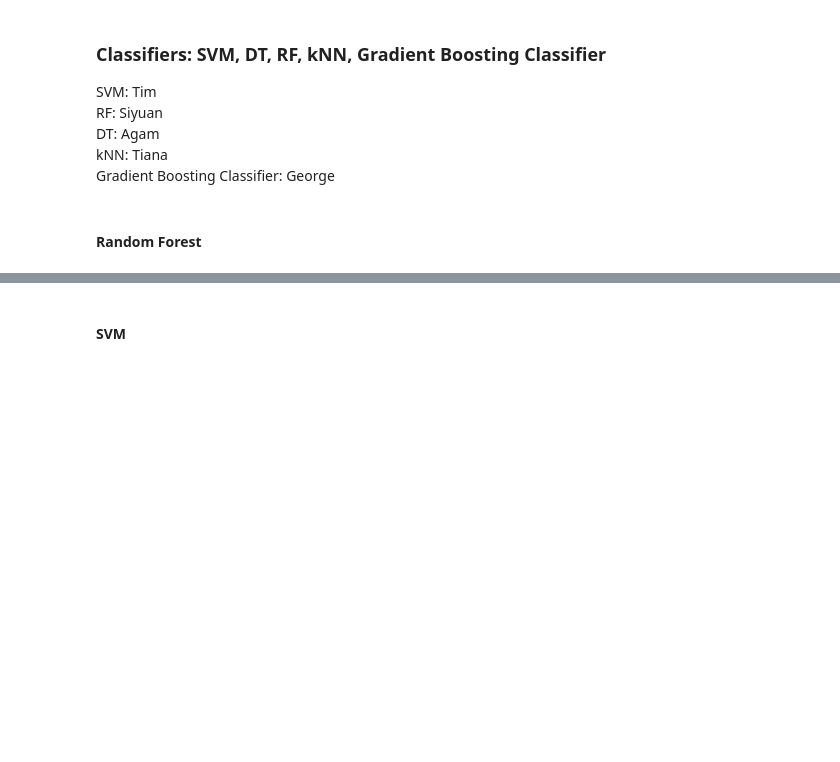
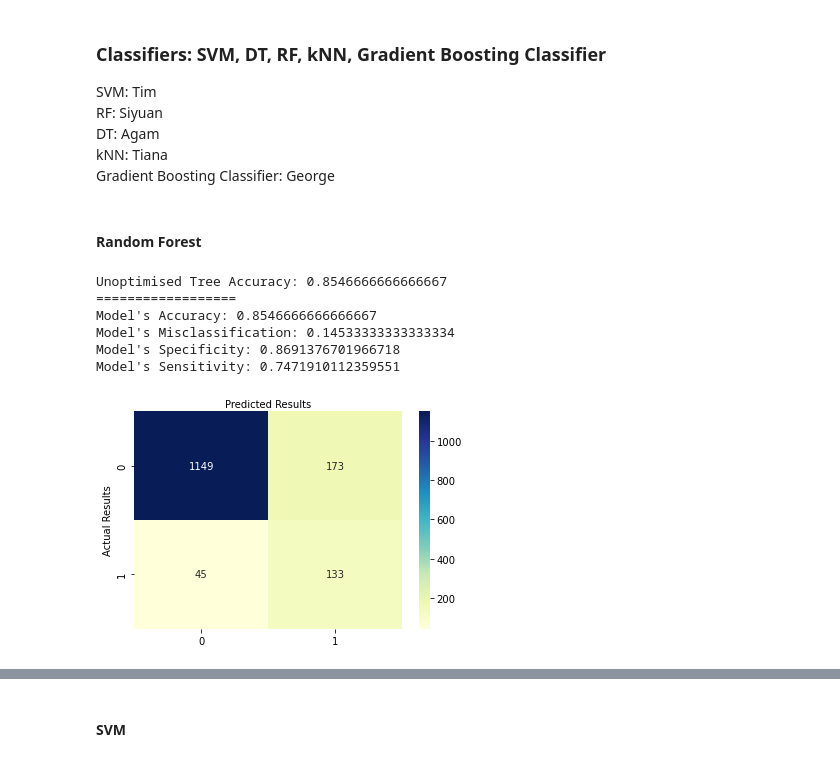
Before and after one commit to AML-final-course-project/SMM284, a Jupyter notebook: customer_churn.ipynb, the cells around one changed output, grey strips where cells are left out. Saved outputs shown, nothing was run; the diff lists cells and outputs as text; code cells hidden in the pictures; blank space fills up the shorter version.

```diff
--- a/customer_churn.ipynb
+++ b/customer_churn.ipynb
@@ -557,13 +543,47 @@ RF: Siyuan\
 DT: Agam\
 kNN: Tiana\
 Gradient Boosting Classifier: George
+# %%
+# Creating a fuction to create and display the confusion matrix
+def c_m(y_test, y_pred):
+    # Creating the confusion matrix
+    cm = confusion_matrix(y_test,y_pred)
+    TN = cm[0][0]
+    FP = cm[0][1]
+    FN = cm[1][0]
+    TP = cm[1][1]
+
+    # Visualizing the Confusion Matrix
+    fig = plt.figure()
+    ax1 = fig.add_subplot(1,1,1)
+    sns.heatmap(pd.DataFrame(cm), annot=True, cmap="YlGnBu" ,fmt='g')
+    plt.ylabel('Actual Results')
+    plt.xlabel('Predicted Results')
+    ax1.xaxis.set_label_position("top")
+
+    print("Model's Accuracy:", (TP+TN)/(TN+TP+FN+FP))
+    print("Model's Misclassification:", (FP+FN)/(TN+TP+FN+FP))
+    print("Model's Specificity:", TN/(FP+TN))
+    print("Model's Sensitivity:", TP/(TP+FN))
 # %% [markdown]
 #### Random Forest
 # %%
 # ---+ step 1 build an unpotimised model
 rf = RandomForestClassifier(random_state=0)
 rf.fit(X_train, Y_train)
 print('Unoptimised Tree Accuracy:', accuracy_score(Y_valid, rf.predict(X_valid)))
+# get the confusion matrix
+y_pred = rf.predict(X_valid)
+print('==================')
+c_m(y_pred, Y_valid)
+# %% [output]
+Unoptimised Tree Accuracy: 0.8546666666666667
+==================
+Model's Accuracy: 0.8546666666666667
+Model's Misclassification: 0.14533333333333334
+Model's Specificity: 0.8691376701966718
+Model's Sensitivity: 0.7471910112359551
+[figure, added]
 # %%
 # ---+ step 2 define a grid of parameters to search over
 # Number of trees in random forest
```
Also changed, not shown: parts of 10 cells of this notebook.
